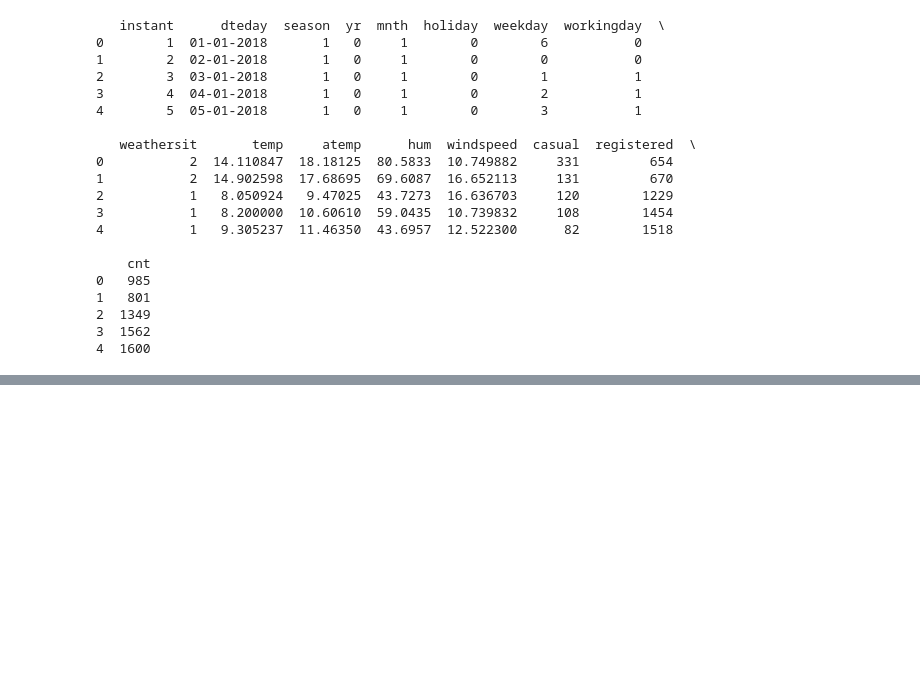
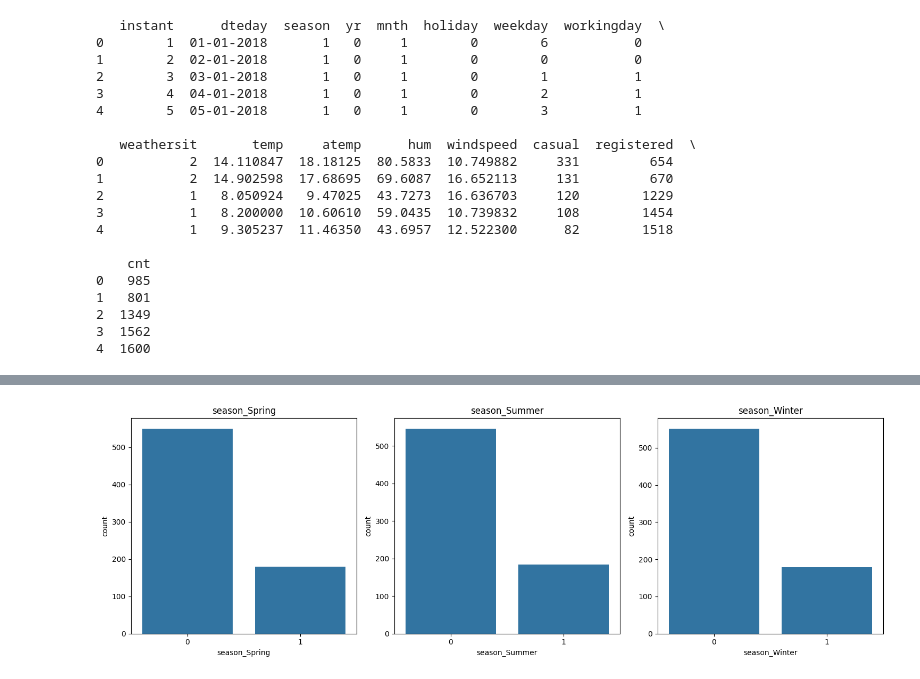
Before and after one commit to Geevanandam/BikeSharingAssignment, a Jupyter notebook: BikeSharingAssignment_Geeva.ipynb, the cells around one changed output, grey strips where cells are left out. Saved outputs shown, nothing was run; the diff lists cells and outputs as text; code cells hidden in the pictures; blank space fills up the shorter version.

```diff
--- a/BikeSharingAssignment_Geeva.ipynb
+++ b/BikeSharingAssignment_Geeva.ipynb
@@ -47,0 +155,16 @@ df['season'] = df['season'].astype('category')
+# %%
+# @title Bar Charts
+
+fig, axes = plt.subplots(1, 3, figsize=(15, 5))  # 1 row, 3 columns for subplots
+sns.countplot(x='season_Spring', data=df, ax=axes[0])
+sns.countplot(x='season_Summer', data=df, ax=axes[1])
+sns.countplot(x='season_Winter', data=df, ax=axes[2])
+
+axes[0].set_title('season_Spring')
+axes[1].set_title('season_Summer')
+axes[2].set_title('season_Winter')
+
+plt.tight_layout()
+plt.show()
+# %% [output]
+[figure, added]
```
Also changed, not shown: parts of 19 cells of this notebook.
